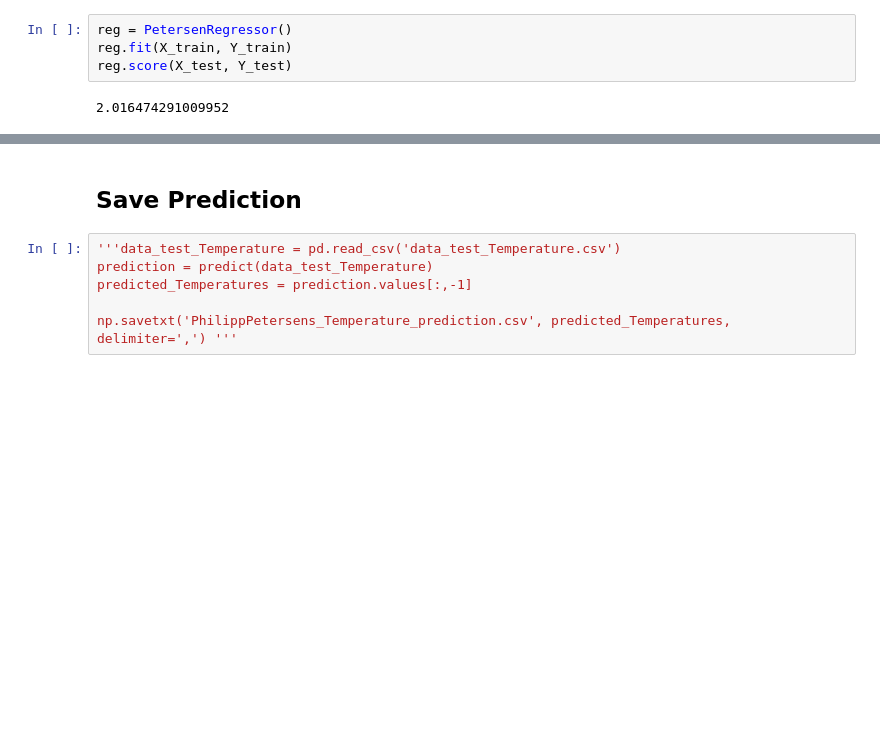
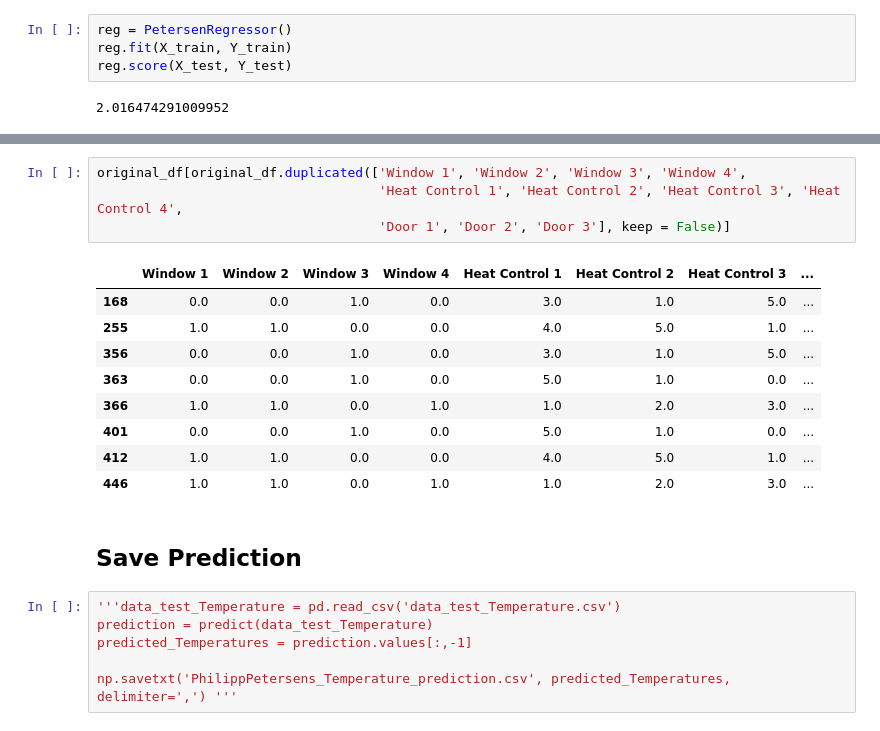
Before and after one commit to maxstollmayer/ML-Challenges, a Jupyter notebook: Challenge-2/TurnUpTheHeat_Evaluation.ipynb, the cells around one changed output, grey strips where cells are left out. Drawn from its saved outputs; the diff is of its cells as text; blank space fills up the shorter version.

```diff
--- a/Challenge-2/TurnUpTheHeat_Evaluation.ipynb
+++ b/Challenge-2/TurnUpTheHeat_Evaluation.ipynb
@@ -211,3 +211,17 @@ comparison.style.highlight_min(["root mean squared", "mean absolute", "max"], "g
+# %%
+original_df[original_df.duplicated(['Window 1', 'Window 2', 'Window 3', 'Window 4',
+                                    'Heat Control 1', 'Heat Control 2', 'Heat Control 3', 'Heat Control 4',
+                                    'Door 1', 'Door 2', 'Door 3'], keep = False)]
+# %% [output]
+|  | Window 1 | Window 2 | Window 3 | Window 4 | Heat Control 1 | Heat Control 2 | Heat Control 3 | ... |
+| 168 | 0.0 | 0.0 | 1.0 | 0.0 | 3.0 | 1.0 | 5.0 | ... |
+| 255 | 1.0 | 1.0 | 0.0 | 0.0 | 4.0 | 5.0 | 1.0 | ... |
+| 356 | 0.0 | 0.0 | 1.0 | 0.0 | 3.0 | 1.0 | 5.0 | ... |
+| 363 | 0.0 | 0.0 | 1.0 | 0.0 | 5.0 | 1.0 | 0.0 | ... |
+| 366 | 1.0 | 1.0 | 0.0 | 1.0 | 1.0 | 2.0 | 3.0 | ... |
+| 401 | 0.0 | 0.0 | 1.0 | 0.0 | 5.0 | 1.0 | 0.0 | ... |
+| 412 | 1.0 | 1.0 | 0.0 | 0.0 | 4.0 | 5.0 | 1.0 | ... |
+| 446 | 1.0 | 1.0 | 0.0 | 1.0 | 1.0 | 2.0 | 3.0 | ... |
 # %% [markdown]
 ## Save Prediction
 # %%
```
Also changed, not shown: parts of 4 cells of this notebook.
